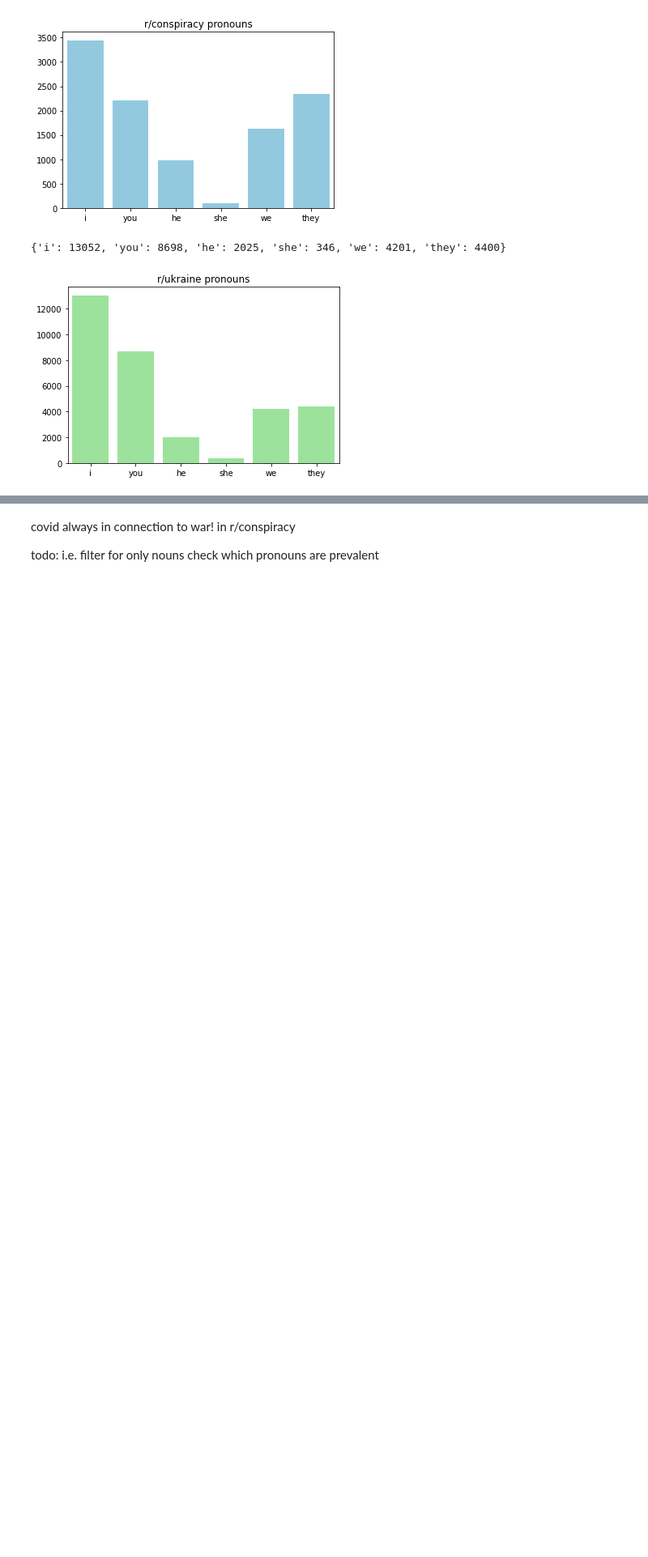
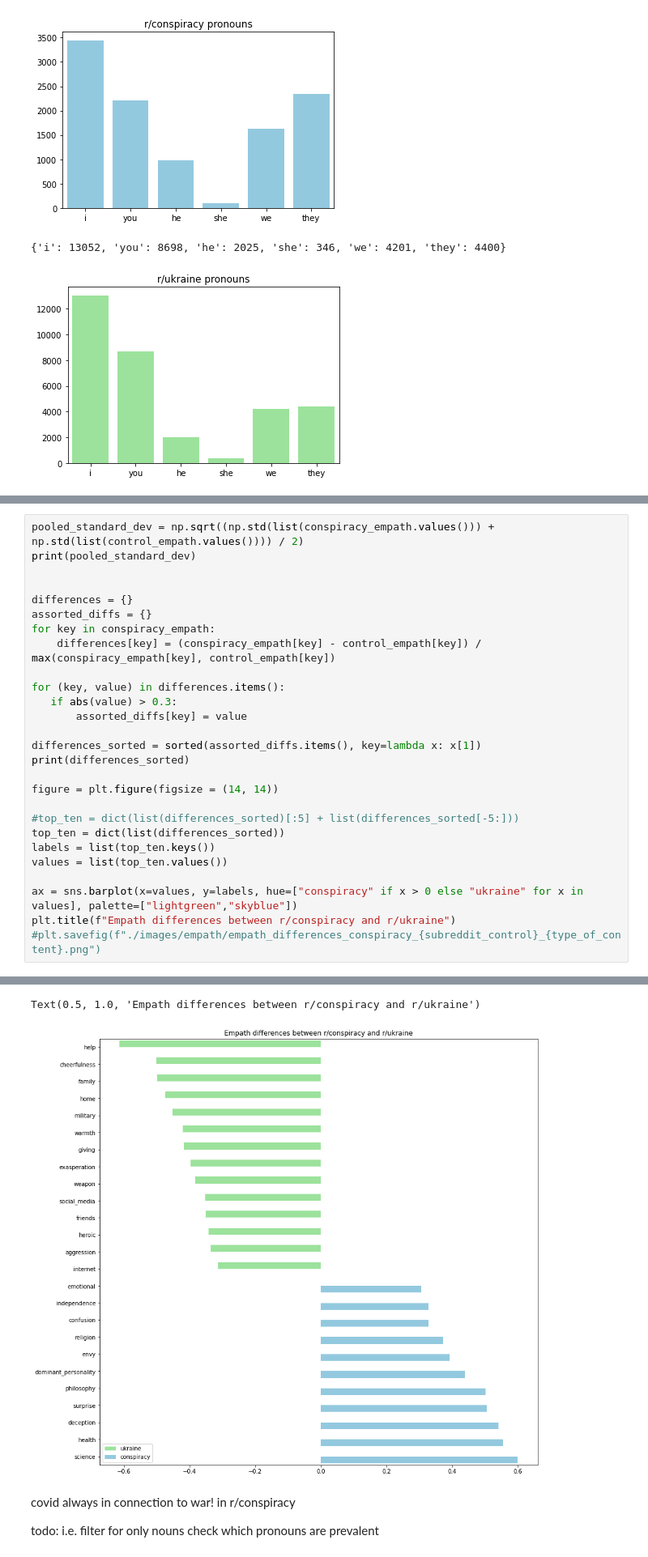
Before and after one commit to irenestrauss/nlp_on_conspiracy_theories, a Jupyter notebook: code/words.ipynb, the cells around one changed output, grey strips where cells are left out. Shown at 81% size. Drawn from its saved outputs; the diff is of its cells as text; blank space fills up the shorter version.

```diff
--- a/code/words.ipynb
+++ b/code/words.ipynb
@@ -134,0 +165,28 @@ getPronouns(wholetext_u, "lightgreen", "ukraine")
+# %%
+pooled_standard_dev = np.sqrt((np.std(list(conspiracy_empath.values())) + np.std(list(control_empath.values()))) / 2)
+print(pooled_standard_dev)
+
+
+differences = {}
+assorted_diffs = {}
+for key in conspiracy_empath:
+    differences[key] = (conspiracy_empath[key] - control_empath[key]) / max(conspiracy_empath[key], control_empath[key])
+
+for (key, value) in differences.items():
+   if abs(value) > 0.3:
+       assorted_diffs[key] = value
+
+differences_sorted = sorted(assorted_diffs.items(), key=lambda x: x[1])
+print(differences_sorted)
+
+figure = plt.figure(figsize = (14, 14))
+
+#top_ten = dict(list(differences_sorted)[:5] + list(differences_sorted[-5:]))
+top_ten = dict(list(differences_sorted))
+labels = list(top_ten.keys())
+values = list(top_ten.values())
+
+ax = sns.barplot(x=values, y=labels, hue=["conspiracy" if x > 0 else "ukraine" for x in values], palette=["lightgreen","skyblue"])
+plt.title(f"Empath differences between r/conspiracy and r/ukraine")
+#plt.savefig(f"./images/empath/empath_differences_conspiracy_{subreddit_control}_{type_of_content}.png")
+# %% [output]
@@ -135,3 +195,5 @@ getPronouns(wholetext_u, "lightgreen", "ukraine")
+Text(0.5, 1.0, 'Empath differences between r/conspiracy and r/ukraine')
+[figure, added]
 # %% [markdown]
 covid always in connection to war! in r/conspiracy
 
```
Also changed, not shown: parts of 4 cells of this notebook.
